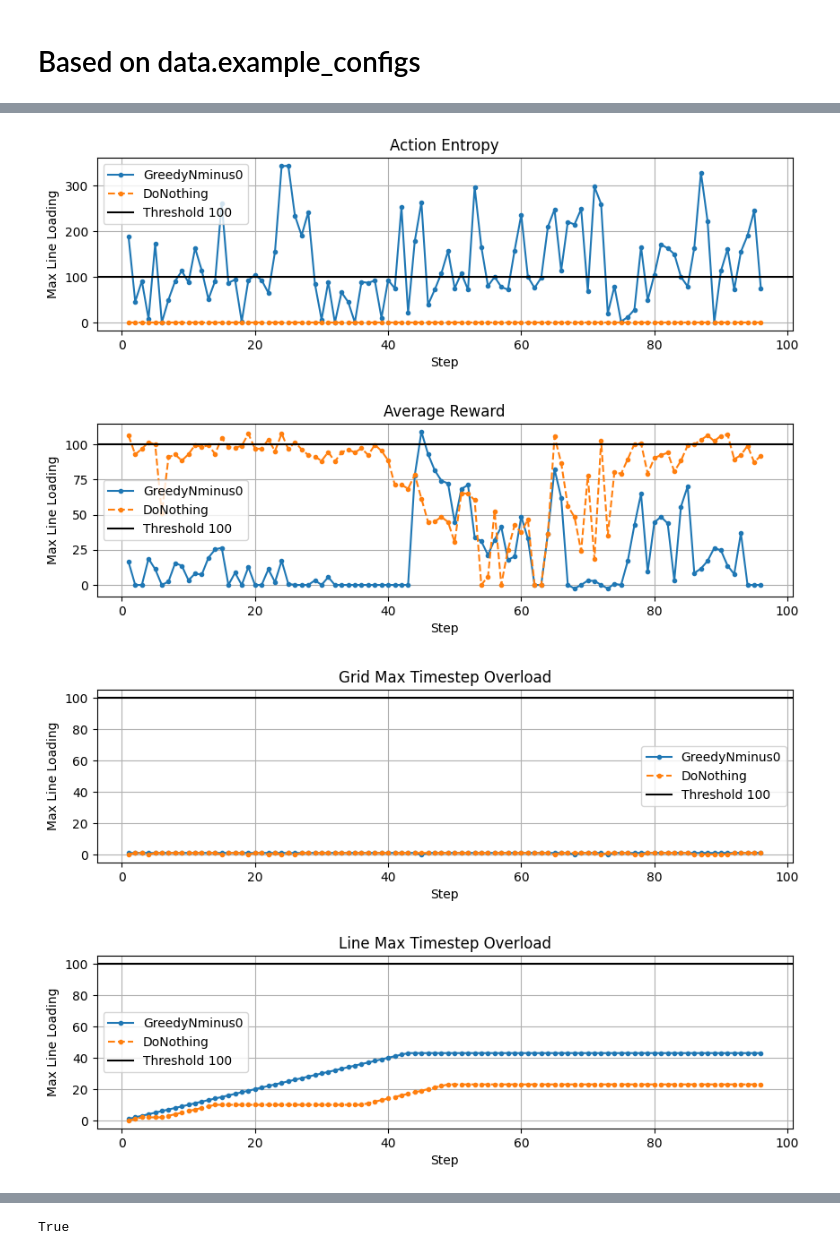
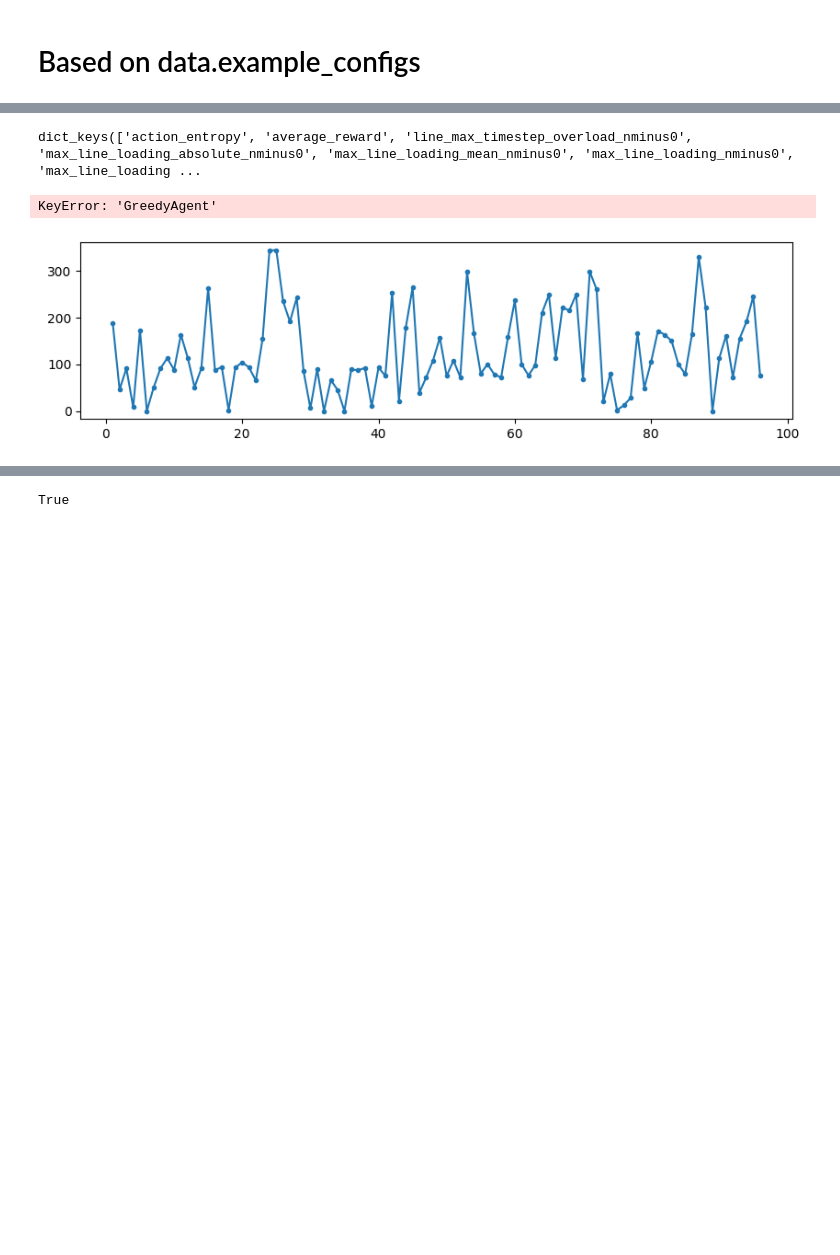
Before and after one commit to FraunhoferIEE/PPTopoGym, a Jupyter notebook: notebooks/evaluation.ipynb, the cells around one changed output, grey strips where cells are left out. Drawn from its saved outputs; the diff is of its cells as text; code cells hidden in the pictures; blank space fills up the shorter version.

Commit message:
State at development_power_benchmark fork point

```diff
--- a/notebooks/evaluation.ipynb
+++ b/notebooks/evaluation.ipynb
@@ -188,3 +115,14 @@ sgens_begin = copy.deepcopy(net.sgen["profile"].unique().tolist())
+# %%
+env_config = config_case30()
+
+env_config_copy = copy.deepcopy(env_config)
+
+simenv = PPTopoGym(env_config)
+net = env_config["net"]
+actions = env_config["action_space"]
+loads_begin = copy.deepcopy(net.load["profile"].unique().tolist())
+gens_begin = copy.deepcopy(net.gen["profile"].unique().tolist())
+sgens_begin = copy.deepcopy(net.sgen["profile"].unique().tolist())
 # %%
 # Load and run Agent and store the taken actions
 # import agents
@@ -403,10 +342,12 @@ line 28 causes Power Flow nr did not converge after 10 iterations!
 # %%
-# run greedy agent
-from pandapower_env.agents.benchmark_agents import GreedyAgent
+print("Start training of a greedy agent")
 env_config_greedy = copy.deepcopy(env_config)
 env_config_env = copy.deepcopy(env_config)
 env = PPTopoGym(env_config_env)
-actions = env_config_greedy["action_space"]
-greedy = GreedyAgent(actions, env_config_greedy)
-greedy_actions = []
+actions = spaces.Discrete(len(env_config_greedy["action_space"]))
+greedy = GreedyAgent(actions, env_config_greedy, n_workers = 16)
 obs, info = env.reset(options = {"index": 0})
+for i in range(96): # a whole episode has 96 values
+    action = greedy.act(obs, info)
+    obs, _, _, _, info = env.step(action)
+taken_actions["GreedyAgent"] = env.log_actions
@@ -436,10 +368,11 @@ line 37 causes Power Flow nr did not converge after 10 iterations!
 # %%
 # plots for all metrics: One Plot per Metric, each plot: DoNothing, N-0 Greedy
+agent_results["DoNothing"].keys()
+# %% [output]
+dict_keys(['action_entropy', 'average_reward', 'line_max_timestep_overload_nminus0', 'max_line_loading_absolute_nminus0', 'max_line_loading_mean_nminus0', 'max_line_loading_nminus0', 'max_line_loading ...
 # %%
 # plot
-import matplotlib.pyplot as plt
 # Save figure as PDF
-import os
 # Extract data
 
 metrics = agent_results["DoNothing"].keys()
@@ -447,38 +380,36 @@ metrics = agent_results["DoNothing"].keys()
 for metric in metrics:
     # Create plot N-0
     cmap = plt.get_cmap("tab10")
     plt.figure(figsize=(10, 2.5))
     steps = range(1, 96 + 1) # 96 hardcoded
     # Set colormap and line styles
     cmap = plt.get_cmap("tab10")
     line_styles = ["-", "--", "-.", ":"]
     for idx, agent_name in enumerate(taken_actions.keys()):
         color = cmap(idx % cmap.N)
         plt.plot(
             steps,
             next(iter(agent_results[agent_name][metric]["cache"].values())),
             label=agent_name,
             linestyle=line_styles[idx % len(line_styles)],
             marker="o",
             markersize=3,
             color=color,
         )
-    plt.axhline(y=100, color='black', linestyle='-', linewidth=1.5, label='Threshold 100')
-    plt.xlabel('Step')
-    plt.ylabel('Max Line Loading')
+    plt.axhline(y=100, color="black", linestyle="-", linewidth=1.5, label="Threshold 100")
+    plt.xlabel("Step")
+    plt.ylabel(metric)
     plt.title(metric.replace("_", " ").title())
     plt.legend()
     plt.grid(True)
 
 
 
     # Create the directory if it doesn't exist
     output_dir = "plots"
     os.makedirs(output_dir, exist_ok=True)
-    plt.savefig(f'plots/{metric}.pdf', format='pdf')
+    plt.savefig(f"plots/{metric}.pdf", format="pdf")
     plt.show()
 # %% [output]
+KeyError: 'GreedyAgent'
-[figure, old version]
+[figure, new version]
-[figure, removed]
-[figure, removed]
-[figure, removed]
```
Also changed, not shown: parts of 16 cells of this notebook, 21 other files.
